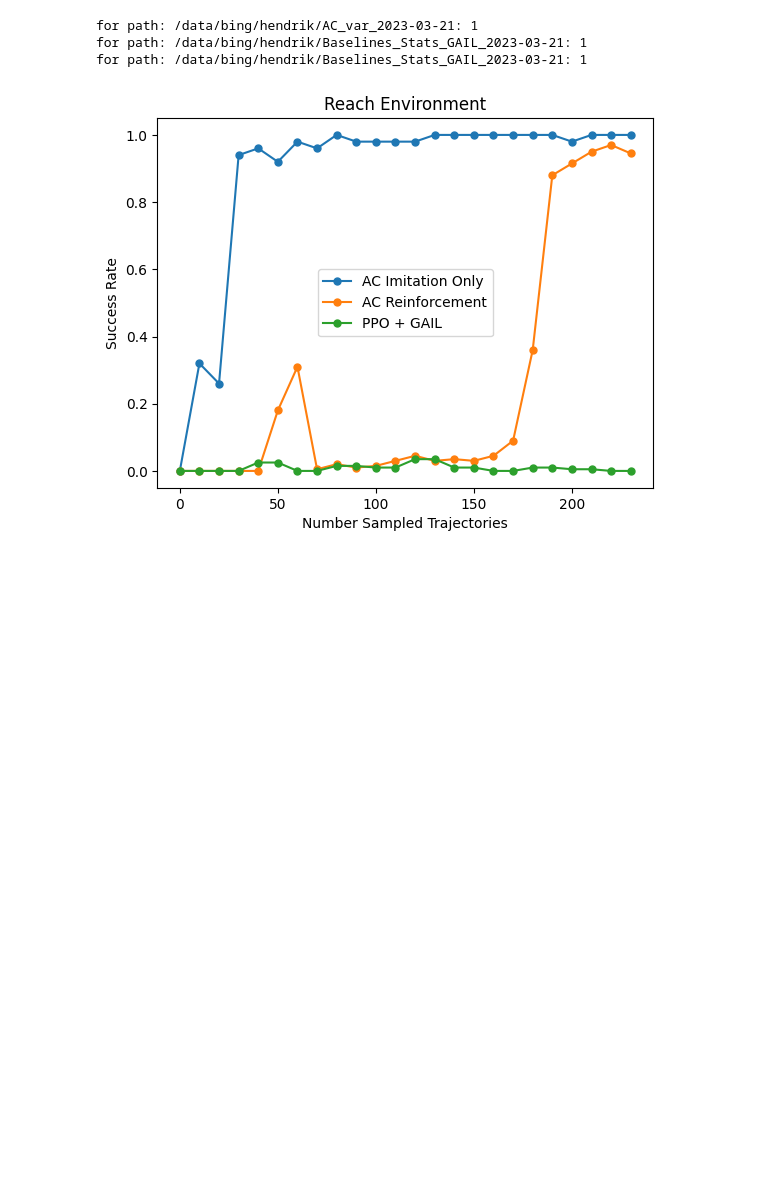
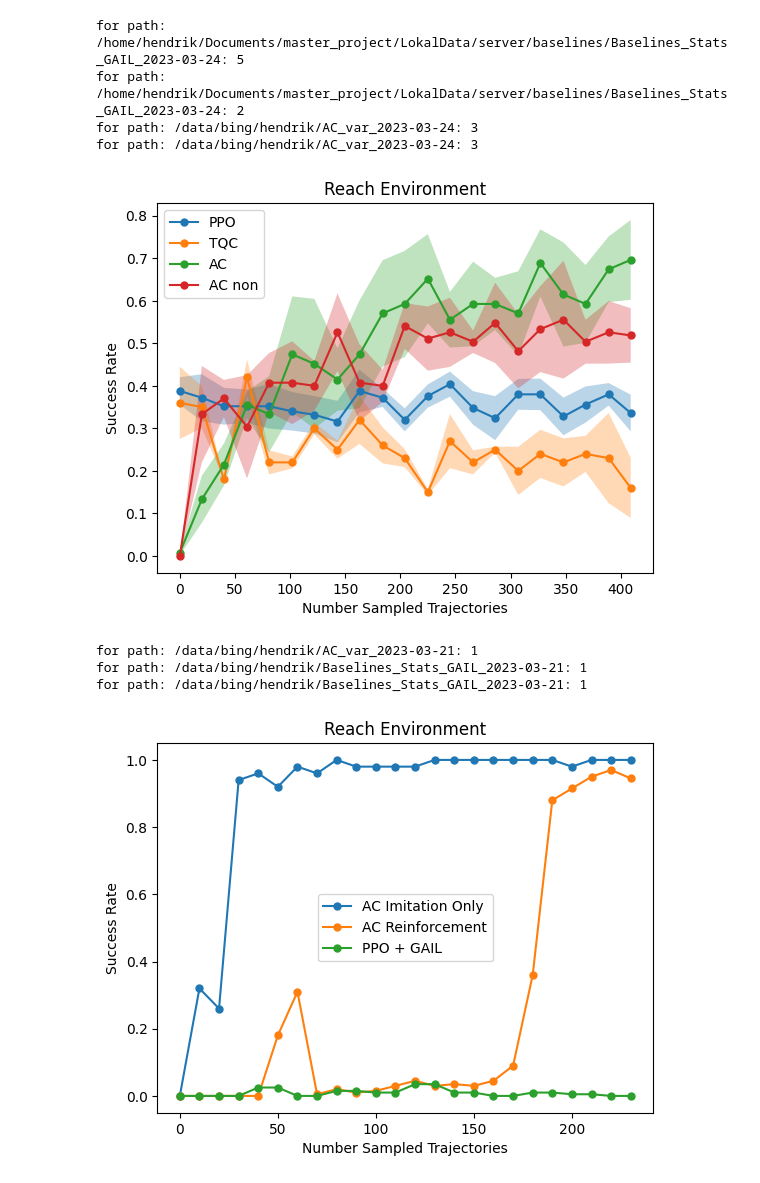
Before and after one commit to ReliableTree/ActiveCritic, a Jupyter notebook: src/active_critic/analyze_stats/analyze_stats.ipynb, the cells around one changed output. Cells and saved outputs as stored; diff of their text form; code cells hidden in the pictures; blank space fills up the shorter version.

```diff
--- a/src/active_critic/analyze_stats/analyze_stats.ipynb
+++ b/src/active_critic/analyze_stats/analyze_stats.ipynb
@@ -90,6 +95,40 @@ def make_plot(paths, includes, excludes, names, plot_name, save_path = None, plo
         path=save_path,
         plot_closest=plot_closest
         )
+# %%
+bl_path = '/home/hendrik/Documents/master_project/LokalData/server/baselines/Baselines_Stats_GAIL_2023-03-24'
+
+include_bl_PPO = ['learner', 'PPO_GAIL_reach_lr_1e-05_demonstrations_4']
+exclude_bl_PPO = ['range(0, 3)']
+
+include_bl_TQC = ['learner', 'TQC_GAIL_reach_lr_5e-07_demonstrations_4']
+exclude_bl_TQC = ['id_2']
+
+ac_path = '/data/bing/hendrik/AC_var_2023-03-24'
+
+include_AC = ['reachincr incr tiny planner trainin eps: 400 opt mode: actor+plan demonstrations: 4, im_ph:False, training_episodes: 10, min critic: 5e-05, wd: 0.1, val_every: 6000',
+              'statsoptimized']
+exclude_AC = []
+
+include_AC_non = ['reachincr incr tiny planner trainin eps: 400 opt mode: actor+plan demonstrations: 4, im_ph:False, training_episodes: 10, min critic: 5e-05, wd: 0.1, val_every: 6000',
+              'stats']
+exclude_AC_non = ['optimized']
+
+make_plot(
+    paths=[bl_path, bl_path, ac_path, ac_path],
+    includes=[include_bl_PPO, include_bl_TQC, include_AC, include_AC_non],
+    excludes=[exclude_bl_PPO, exclude_bl_TQC, exclude_AC, exclude_AC_non],
+    names=['PPO', 'TQC', 'AC', 'AC non'],
+    plot_name='Reach Environment',
+    save_path = None,
+    plot_closest=True
+    )
+# %% [output]
+for path: /home/hendrik/Documents/master_project/LokalData/server/baselines/Baselines_Stats_GAIL_2023-03-24: 5
+for path: /home/hendrik/Documents/master_project/LokalData/server/baselines/Baselines_Stats_GAIL_2023-03-24: 2
+for path: /data/bing/hendrik/AC_var_2023-03-24: 3
+for path: /data/bing/hendrik/AC_var_2023-03-24: 3
+[figure, added]
 # %%
 AC_path = '/data/bing/hendrik/AC_var_2023-03-21'
 bl_path = '/data/bing/hendrik/Baselines_Stats_GAIL_2023-03-21'
```
Also changed, not shown: parts of 14 cells of this notebook, 6 other files.
